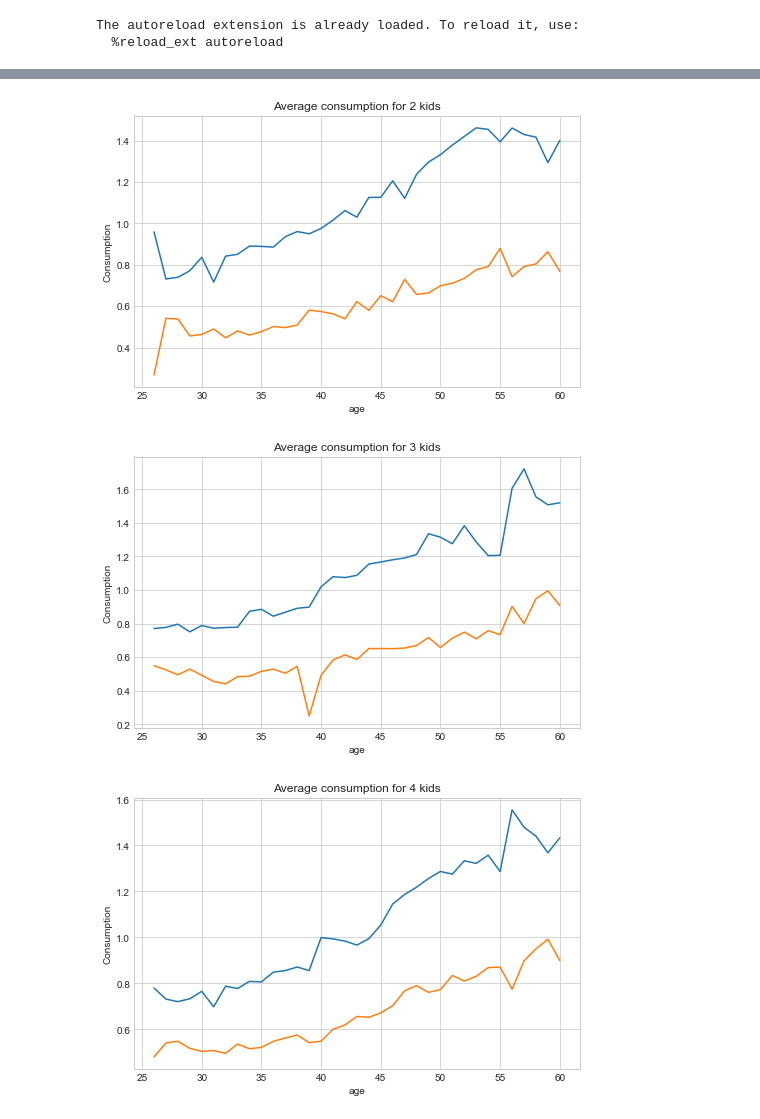
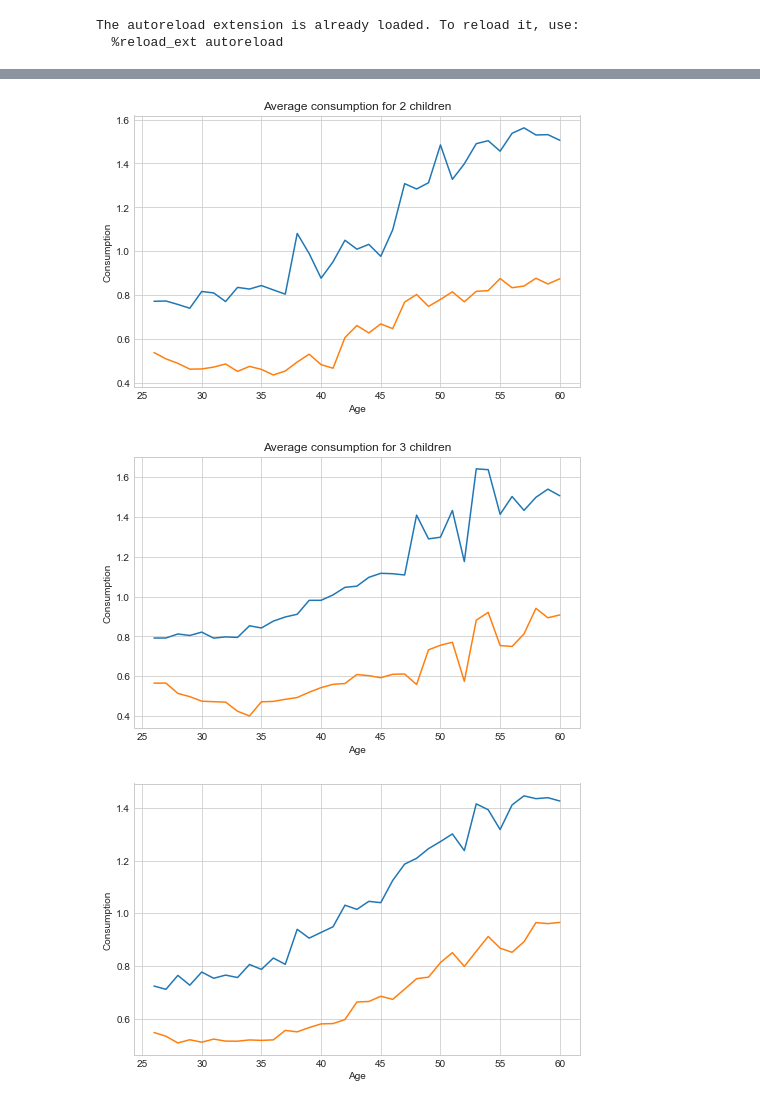
Before and after one commit to emilblicher/DP2021, a Jupyter notebook: Model w VFI/Sims.ipynb, the cells around one changed output, grey strips where cells are left out. Cells and saved outputs as stored; diff of their text form; code cells hidden in the pictures.

```diff
--- a/Model w VFI/Sims.ipynb
+++ b/Model w VFI/Sims.ipynb
@@ -45,2 +47,3 @@ plot_solution(sol,par,34,1)
 # %%
-sim = model.simulate(par,sol,0)
+par.simN = 100000
+sim = model.simulate(par,sol)
@@ -48,8 +53,9 @@ sim = model.simulate(par,sol,0)
 fig = plt.figure(figsize=(8,5))
 ax = fig.add_subplot(1,1,1)
 ax.plot(np.arange(par.simT)+par.age_min+1,np.mean(sim.Y,1))
-ax.set_xlabel(f"age")
+ax.set_xlabel(f"Age")
 ax.set_ylabel(f"Income $Y_t$")
-ax.set_title(f'Average income')
+#ax.set_title(f'Average income')
+plt.savefig(f'{fig_path}/Income.pdf', bbox_inches = 'tight')
 plt.show()
 # %% [output]
@@ -57,8 +62,0 @@ plt.show()
-# %%
-fig = plt.figure(figsize=(8,5))
-ax = fig.add_subplot(1,1,1)
-ax.plot(np.arange(par.simT)+par.age_min+1,np.mean(sim.M,1))
-ax.set_xlabel(f"age")
-ax.set_ylabel(f"Cash-on-hand $M_t$")
-ax.set_title(f'Average Cash on hands')
-plt.show()
@@ -71,14 +67,15 @@ for n in range(5):
     ax = fig.add_subplot(1,1,1)
     ax.plot(np.arange(par.Tr)+par.age_min+1,np.mean(sim.C1[:par.Tr],1))
     ax.plot(np.arange(par.Tr)+par.age_min+1,np.mean(sim.C2[:par.Tr],1))
-    ax.set_xlabel(f"age")
-    ax.set_ylabel(f"Consumption")
+    ax.set_xlabel(f'Age')
+    ax.set_ylabel(f'Consumption')
     if n == 1:
-        ax.set_title(f'Average consumption for {n} kid')
-    elif n == 5:
-        ax.set_title(f'Average consumption')
+        ax.set_title(f'Average consumption for 1 child')
+    elif n == 4:
+        ax.set_title('')
     else:
-        ax.set_title(f'Average consumption for {n} kids')
-    plt.savefig(f'Figs/{n} kids consumption.pdf')
+        ax.set_title(f'Average consumption for {n} children')
+    plt.savefig(f'{fig_path}/consumption{n}.pdf',
+                bbox_inches = 'tight')
     plt.show()
 # %% [output]
@@ -87,3 +84,3 @@ for n in range(5):
-[figure, old version]
+[figure, new version]
-[figure, old version]
+[figure, new version]
-[figure, old version]
+[figure, new version]
```
Also changed, not shown: parts of 21 cells of this notebook, 6 other files.
